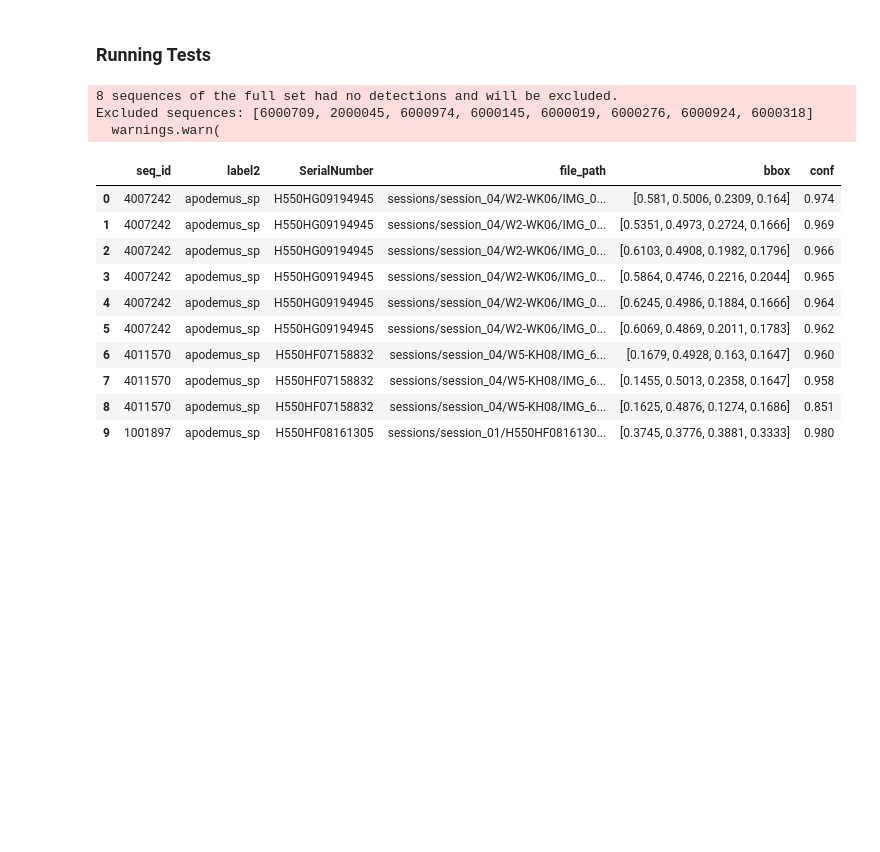
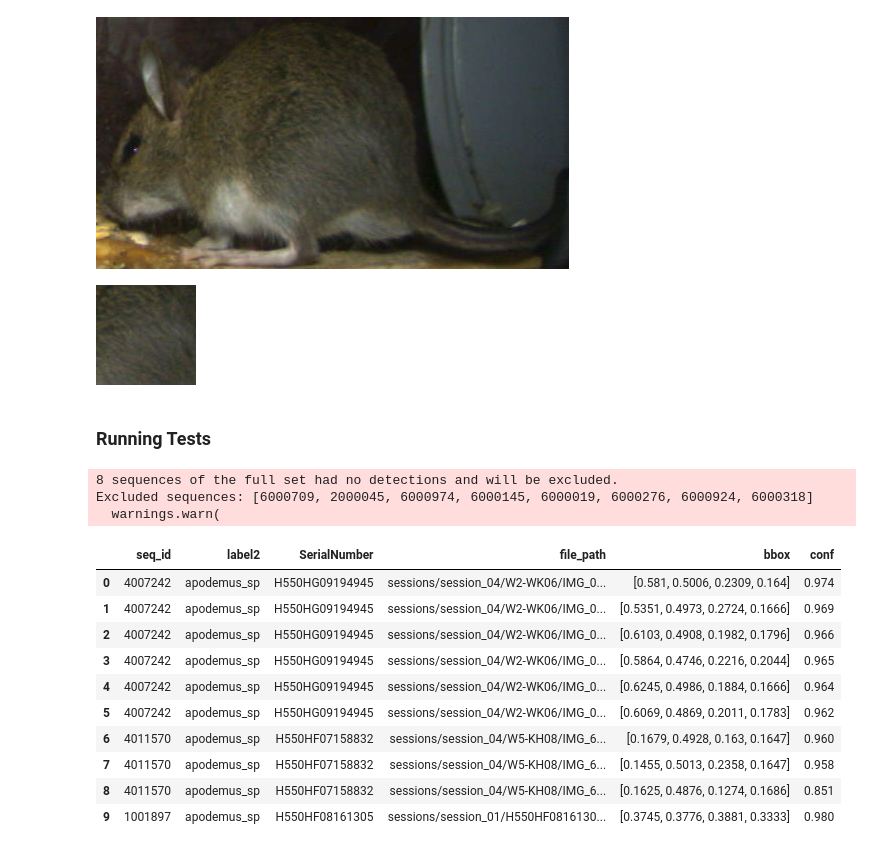
Before and after one commit to juliankraft/BachelorThesis, a Jupyter notebook: code/dev/building_dataloader.ipynb, the cells around one changed output. Saved outputs shown, nothing was run; the diff lists cells and outputs as text; code cells hidden in the pictures; blank space fills up the shorter version.

```diff
--- a/code/dev/building_dataloader.ipynb
+++ b/code/dev/building_dataloader.ipynb
@@ -25,6 +26,20 @@ from ba_dev.dataloader import MammaliaData, MammaliaDataImage
 from ba_dev.utils import load_config_yaml
 
 paths = load_config_yaml('../path_config.yml')
+# %%
+image_path = paths['dataset'] / 'sessions/session_04/W2-WK06/IMG_0464.JPG'
+bbox = [0.581, 0.5006, 0.2309, 0.164]
+# %%
+image = Image.open(image_path)
+image = image.convert("RGB")
+# %%
+dataset.crop_by_bbox(image, bbox)
+# %% [output]
+[figure, added]
+# %%
+dataset.crop_center_sample(image, bbox, 100)
+# %% [output]
+[figure, added]
 # %% [markdown]
 ### Running Tests
 # %%
```
Also changed, not shown: parts of 1 cell of this notebook.
